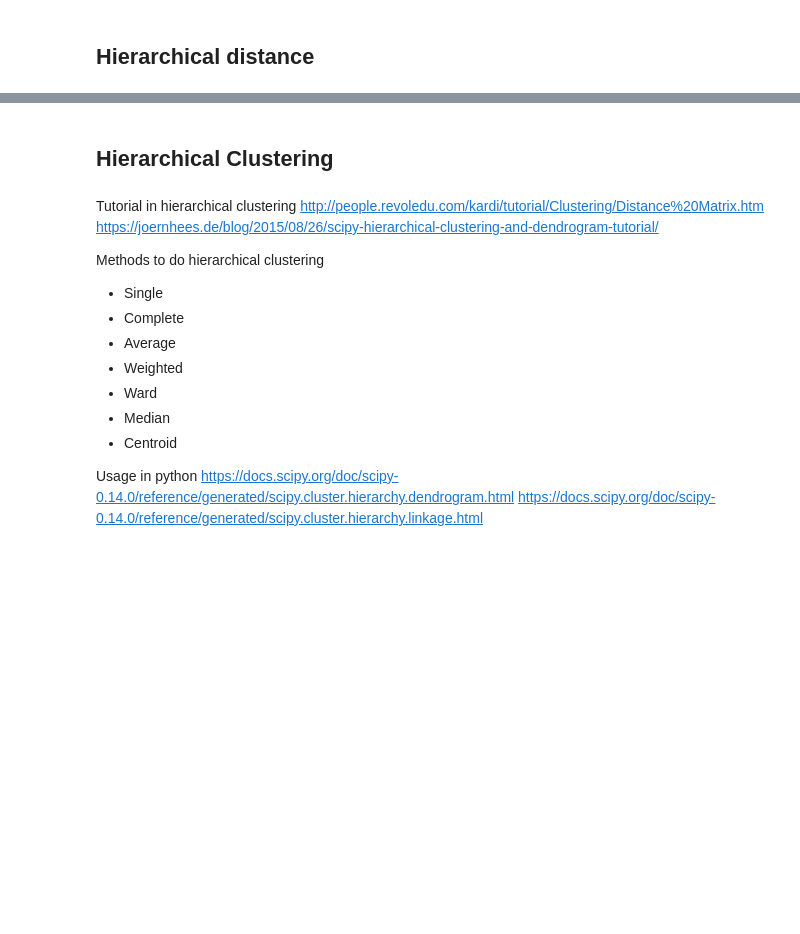
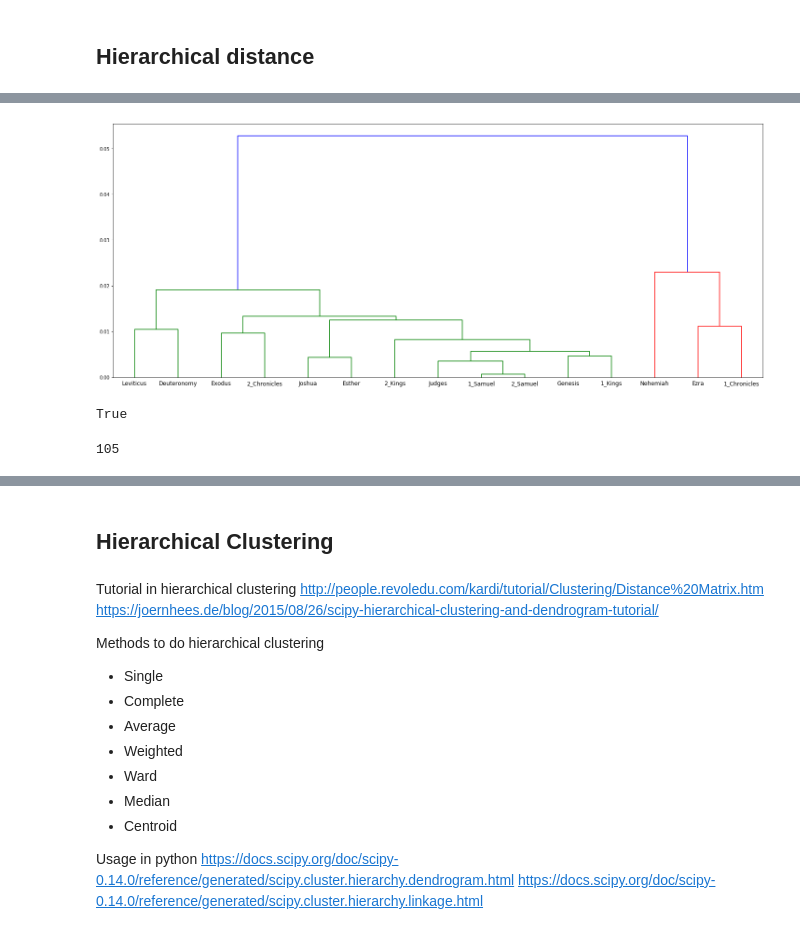
Before and after one commit to ETCBC/Probabilistic_Language_Change, a Jupyter notebook: Counting analysis.ipynb, the cells around one changed output, grey strips where cells are left out. Drawn from its saved outputs; the diff is of its cells as text; code cells hidden in the pictures; blank space fills up the shorter version.

```diff
--- a/Counting analysis.ipynb
+++ b/Counting analysis.ipynb
@@ -302,0 +344,12 @@ cophenet
+# %%
+df_Dist_1 = createDistanceMetric(df_Temp, list(df_Temp.keys()))
+Z1 = linkage(np.matrix(df_Count1.values).T,"average",'correlation')
+plt.figure(figsize=(25, 10))
+dendrogram(Z1,labels = list(df_Count1))
+plt.show()
+fcluster(Z1,t = 2, criterion ="maxclust")
+is_valid_linkage(Z1)
+#lbh' Esther', '1_Chronicles', 'Ezra', '2_Chronicles', 'Nehemiah'}
+# %% [output]
+[figure, added]
+True
@@ -302,0 +364,4 @@ cophenet
+# %%
+len(distanceMetricToPdist(df_Dist))
+# %% [output]
+105
```
Also changed, not shown: parts of 19 cells of this notebook.
